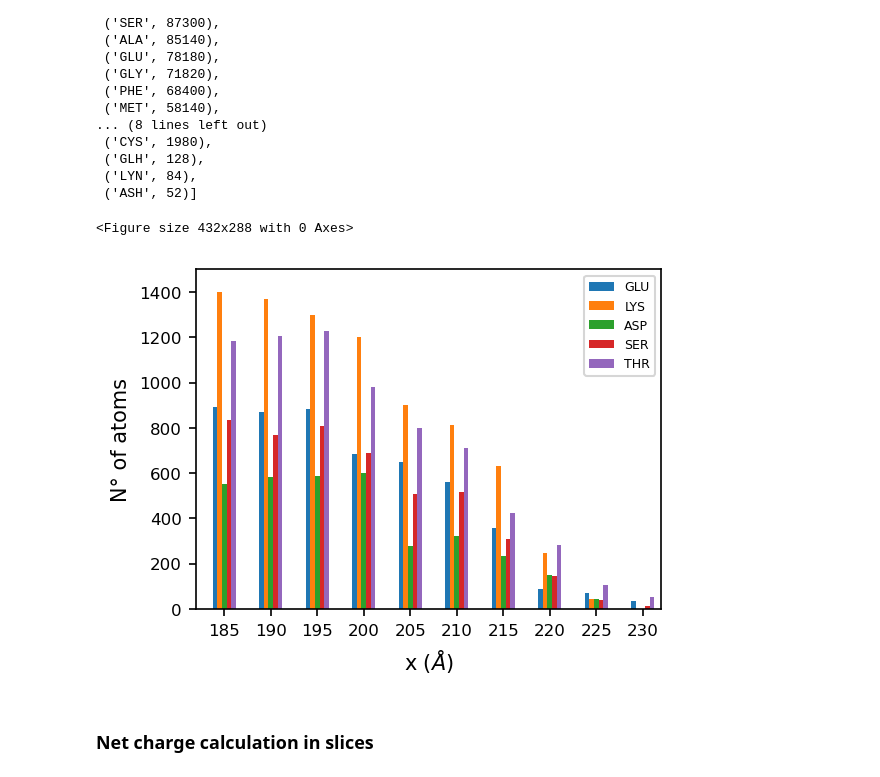
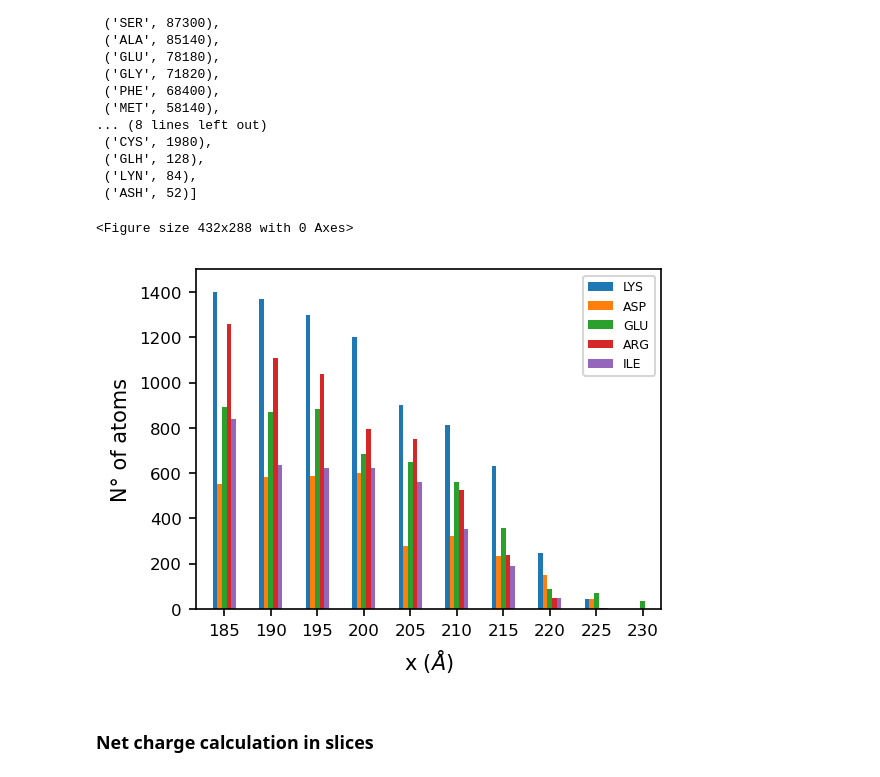
Before and after one commit to iaddison-smith/plots_afmtip, a Jupyter notebook: Forcesqf_afmtip.ipynb, the cells around one changed output. Saved outputs shown, nothing was run; the diff lists cells and outputs as text; code cells hidden in the pictures.

```diff
--- a/Forcesqf_afmtip.ipynb
+++ b/Forcesqf_afmtip.ipynb
@@ -134,6 +141,7 @@ def get_qnet_planes(x_min,x_max, h,  q, types, position, amino_acid_name):
 ### Read dphir.txt files from Pygbe
 # %%
 folder='zika_afm\\sysBunchAnalysisConesLSalt20mM\\zatsc' #Folder containing dphir.txt files
+case = 'cone_20_mM' #sphere, cone, cone_40_mM, cone_20_mM
 dphi_386c = numpy.loadtxt(folder+'386/dphir.txt')   # d=0.2nm
 #dphi_390c = numpy.loadtxt(folder+'390/dphir.txt')   # d=0.6nm
 #dphi_394c = numpy.loadtxt(folder+'394/dphir.txt')   # d=1.0nm
@@ -147,6 +155,20 @@ position, q, amino_acid_name, amino_acid_number, atom_name, chain = readpqr('zik
 delta_dphi_386_local = dphi_386c - dphi_1384c #Calculate interaction potential
 fqf_386, fqf_mag_386, Fqf_386, Fqf_mag_386 = compute_force(delta_dphi_386_local, q)
 
+# Binding force magnitude, Select the corresponding case!!!!!!!!!!!!!!!!!!!
+if case == 'sphere':
+    f_tot_mag_386 = numpy.sqrt((-2.1197685475579964)**2+(0.36092747252832624)**2+(0.00760169067022572)**2) #Sphere
+    top_aa = ['GLU','LYS','ASP','SER','THR']
+elif case == 'cone':
+    f_tot_mag_386 = numpy.sqrt((-2.218853305353352123)**2+(2.968578948845190801e-01)**2+(-3.644038752826838506e-02)**2) #Cone
+    top_aa = ['GLU','ASP','LYS','THR','SER']
+elif case == 'cone_40_mM':
+    f_tot_mag_386 = numpy.sqrt((-3.594757604969431419)**2+(8.692406834832719364e-02)**2+(-3.006900128187715501e-02)**2) #Cone 40 mM
+    top_aa = ['LYS','GLU','ASP','ARG','THR']
+elif case == 'cone_20_mM':
+    f_tot_mag_386 = numpy.sqrt((-3.661415682242961545)**2+(-2.450613861796472615e-01)**2+(1.699086204800153155e-01)**2) #Cone 20 mM
+    top_aa = ['LYS','ASP','GLU','ARG','ILE']
+
 # Identify aminoacids in .pqr file
 types = []
 for j in range(amino_acid_name.shape[0]):
@@ -363,25 +388,25 @@ Total number of amino acids atoms: 1576628
 # %%
 h= 5
 planes, n_atoms = get_atoms_aminoacid_planes(-285,285,h,types,position,amino_acid_name)
 
 plt.clf()
 plt.figure(figsize=(4,3),dpi=150)
-plt.bar(planes-2*h/10, n_atoms['GLU'],width=h/10,label='GLU')
-plt.bar(planes-h/10, n_atoms['LYS'],width=h/10,label='LYS')
-plt.bar(planes, n_atoms['ASP'],width=h/10,label='ASP')
-plt.bar(planes+h/10, n_atoms['SER'],width=h/10,label='SER')
-plt.bar(planes+2*h/10, n_atoms['THR'],width=h/10,label='THR')
+plt.bar(planes-2*h/10, n_atoms[top_aa[0]],width=h/10,label=top_aa[0])
+plt.bar(planes-h/10, n_atoms[top_aa[1]],width=h/10,label=top_aa[1])
+plt.bar(planes, n_atoms[top_aa[2]],width=h/10,label=top_aa[2])
+plt.bar(planes+h/10, n_atoms[top_aa[3]],width=h/10,label=top_aa[3])
+plt.bar(planes+2*h/10, n_atoms[top_aa[4]],width=h/10,label=top_aa[4])
 plt.legend(prop={'size': 6})
 plt.xlabel('x $(\AA)$')
 plt.ylabel(r'N° of atoms')
 plt.xticks(numpy.linspace(185,240,(240-185)//h +1))
 plt.xlim([182,232])
 plt.ylim([0,1500])
-plt.savefig('plots\\forces_qf_condelta_bar_{0}ang_4c.pdf'.format(h), format='pdf',dpi=300,bbox_inches='tight')
+plt.savefig('plots\\forces_qf_condelta_bar_{0}ang_4c_{1}.pdf'.format(h,case), format='pdf',dpi=300,bbox_inches='tight')
 plt.show()
 # %% [output]
 <Figure size 432x288 with 0 Axes>
-[figure, old version]
+[figure, new version]
 # %% [markdown]
 ### Net charge calculation in slices
 # %%
```
Also changed, not shown: parts of 7 cells of this notebook, 1 other file.
